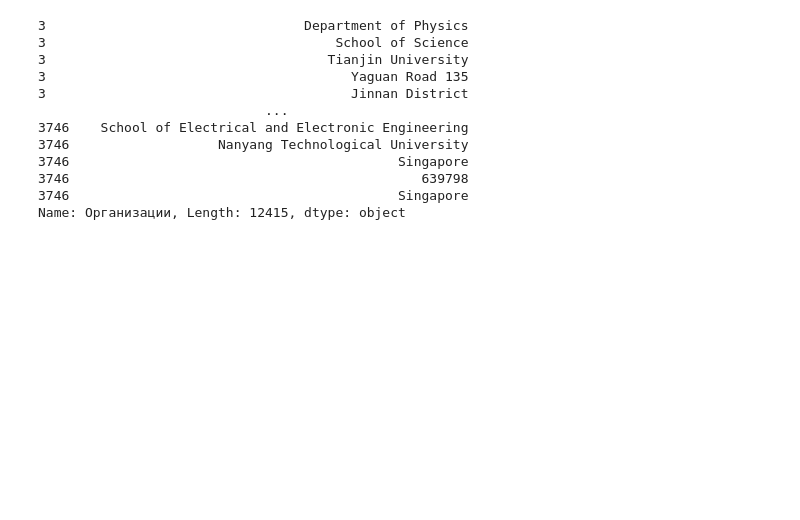
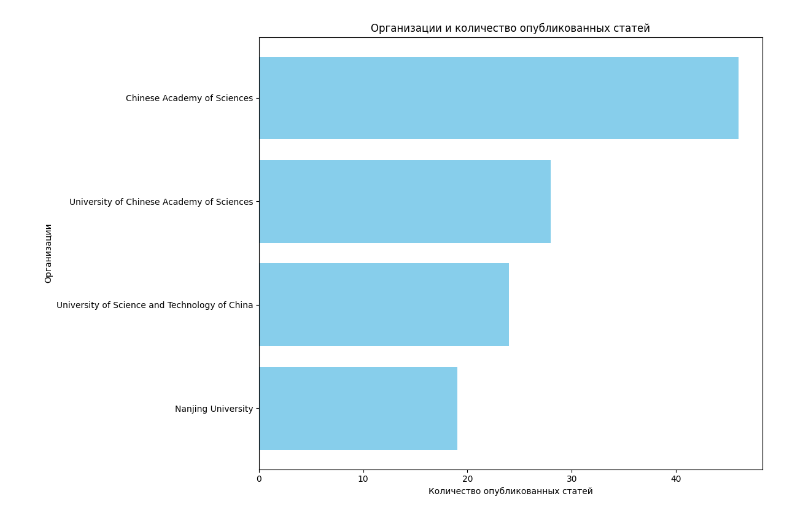
Before and after one commit to Eugene665/JINR_hackathon_2, a Jupyter notebook: Hacaton.ipynb, the cells around one changed output. Saved outputs shown, nothing was run; the diff lists cells and outputs as text; code cells hidden in the pictures; blank space fills up the shorter version.

```diff
--- a/Hacaton.ipynb
+++ b/Hacaton.ipynb
@@ -82,17 +31,45 @@ print(result)
-# %%
-#список организаций
-#ГРАФИК ПО ПУБЛИКАЦИЯМ
-print (organizations)
-# %% [output]
-3                                 Department of Physics
-3                                     School of Science
-3                                    Tianjin University
-3                                       Yaguan Road 135
-3                                       Jinnan District
-                             ...
-3746    School of Electrical and Electronic Engineering
-3746                   Nanyang Technological University
-3746                                          Singapore
-3746                                             639798
-3746                                          Singapore
-Name: Организации, Length: 12415, dtype: object
+# %%
+def find_organization_counts(df):
+    all_organizations = []
+
+    for organizations in df['Организации']:
+        # Разделяем по ";"
+        org_list = [org.strip() for org in organizations.split(';')]
+
+        for org in org_list:
+            # Дополнительно разделяем по "China"
+            parts = org.split(', China')
+
+            for i in range(len(parts)):
+                part = parts[i].strip()
+
+                # Если это не последняя часть, добавляем ", China" обратно
+                if i < len(parts) - 1:
+                    part += ', China'
+                part = ' '.join(part.split())
+                # Проверяем наличие "China" и добавляем в список
+                if 'China' in part:
+                    parts = org.split(',')
+                    if len(parts)>4:
+                        all_organizations.append(part)
+
+    # Подсчитываем количество каждого уникального элемента
+    organizations_counts = Counter(all_organizations)
+    return organizations_counts.most_common(4)
+# %%
+df_filtered_2 = df_filtered_1[df_filtered_1.apply(contains_needed_words, axis=1)].copy()
+organizations_counts = find_organization_counts(df_filtered_2)
+organizations_full = [org for org, count in organizations_counts]
+organizations = [org.split(',')[0] for org, count in organizations_counts]
+counts = [count for org, count in organizations_counts]
+plt.figure(figsize=(12, 8))
+plt.barh(organizations, counts, color='skyblue')
+plt.xlabel('Количество опубликованных статей')
+plt.ylabel('Организации')
+plt.title('Организации и количество опубликованных статей')
+plt.gca().invert_yaxis()
+plt.tight_layout()
+
+plt.show()
+# %% [output]
+[figure, added]
```
Also changed, not shown: parts of 12 cells of this notebook.
